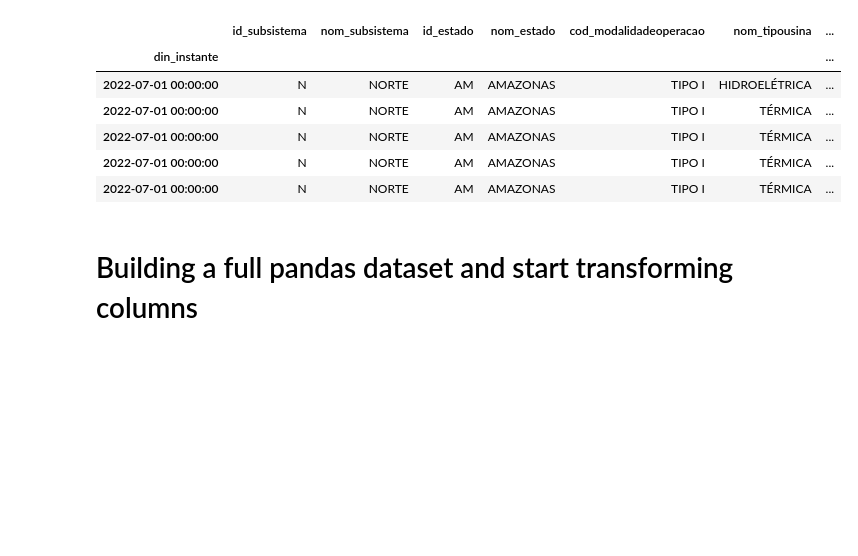
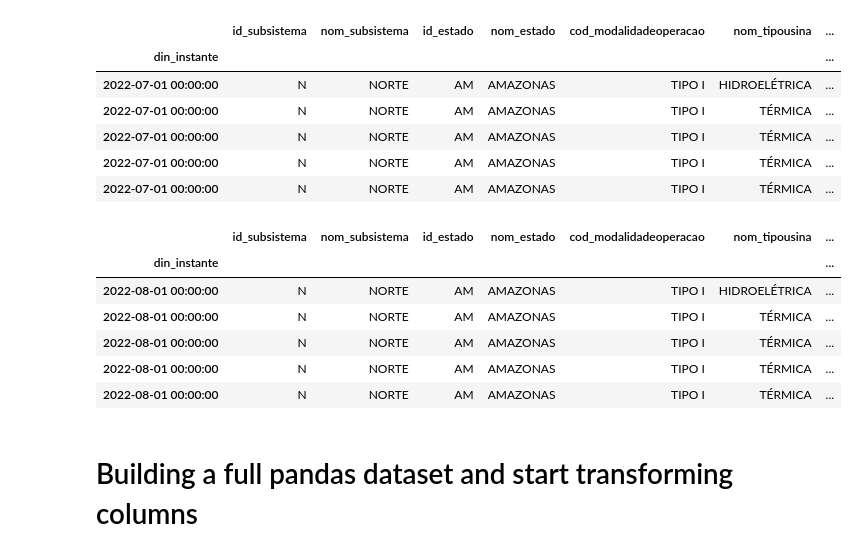
Before and after one commit to thiago-umbelino/ons, a Jupyter notebook: ONS_API.ipynb, the cells around one changed output. Saved outputs shown, nothing was run; the diff lists cells and outputs as text; code cells hidden in the pictures; blank space fills up the shorter version.

```diff
--- a/ONS_API.ipynb
+++ b/ONS_API.ipynb
@@ -333,3 +369,17 @@ df_geracao_usina.head()
+# %%
+file_path = '/Users/th/Notebooks/GERACAO_USINA-2_2022_08.csv'
+
+df_geracao_usina = pd.read_csv(file_path, sep=';', encoding='utf-8', decimal=',', index_col='din_instante')
+
+df_geracao_usina.head()
+# %% [output]
+|  | id_subsistema | nom_subsistema | id_estado | nom_estado | cod_modalidadeoperacao | nom_tipousina | ... |
+| din_instante |  |  |  |  |  |  | ... |
+| 2022-08-01 00:00:00 | N | NORTE | AM | AMAZONAS | TIPO I | HIDROELÉTRICA | ... |
+| 2022-08-01 00:00:00 | N | NORTE | AM | AMAZONAS | TIPO I | TÉRMICA | ... |
+| 2022-08-01 00:00:00 | N | NORTE | AM | AMAZONAS | TIPO I | TÉRMICA | ... |
+| 2022-08-01 00:00:00 | N | NORTE | AM | AMAZONAS | TIPO I | TÉRMICA | ... |
+| 2022-08-01 00:00:00 | N | NORTE | AM | AMAZONAS | TIPO I | TÉRMICA | ... |
 # %%
 # recording on MySQL Server
 
```
Also changed, not shown: parts of 12 cells of this notebook.
